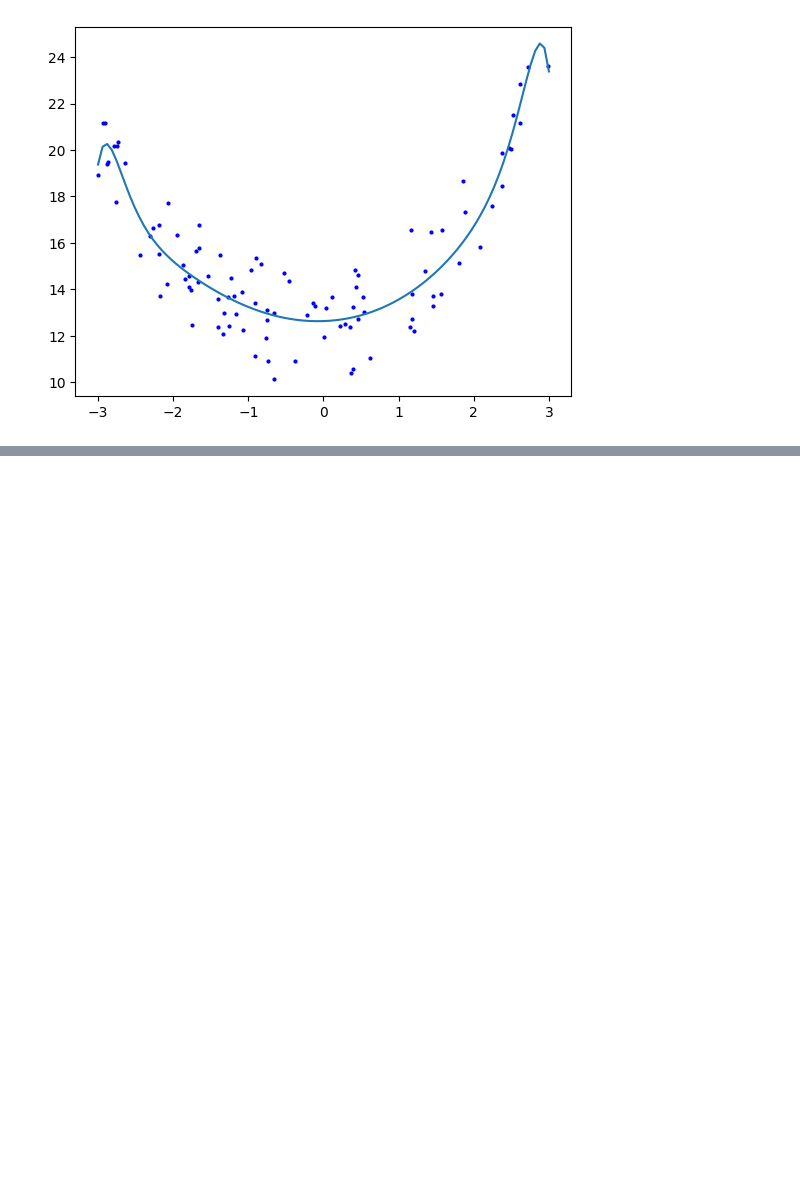
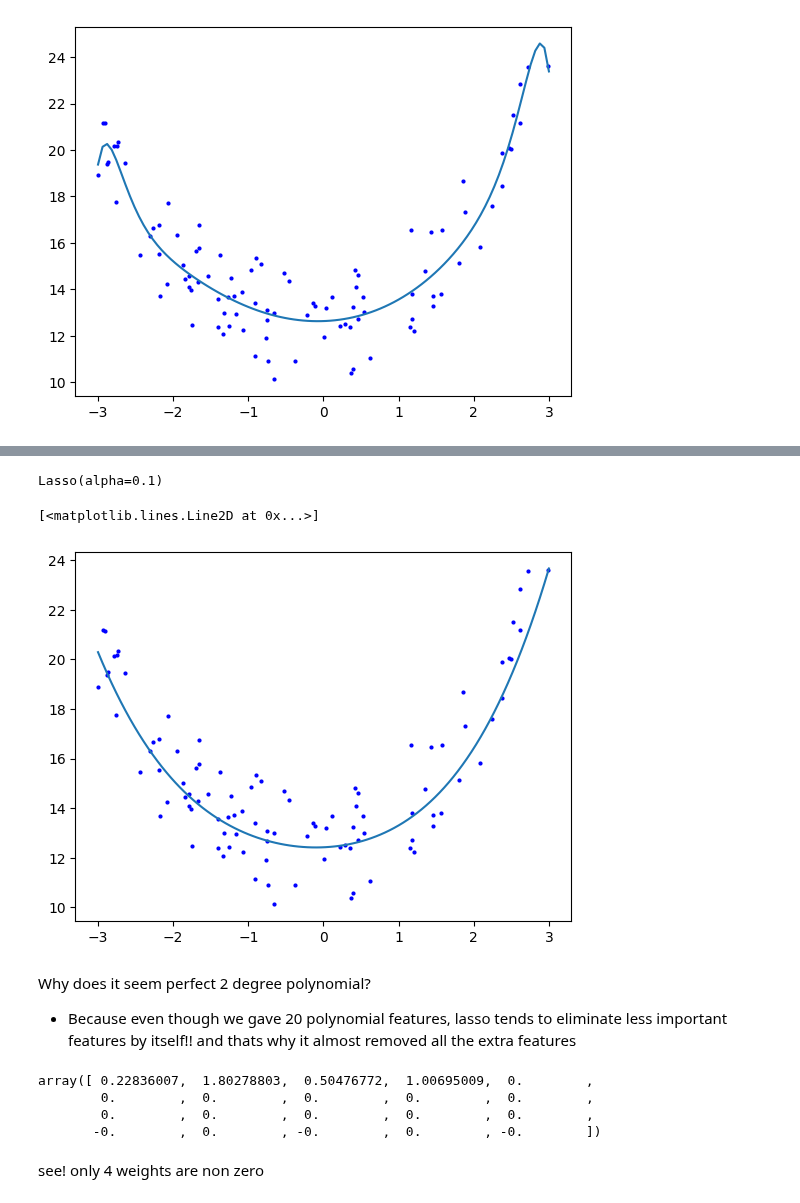
Before and after one commit to ArunNegi112/Machine_Learning, a Jupyter notebook: 4_LinearRegression/5_Regularized_LinearModels.ipynb, the cells around one changed output, grey strips where cells are left out. Saved outputs shown, nothing was run; the diff lists cells and outputs as text; code cells hidden in the pictures; blank space fills up the shorter version.

Commit message:
Lasso and elastic net

```diff
--- a/4_LinearRegression/5_Regularized_LinearModels.ipynb
+++ b/4_LinearRegression/5_Regularized_LinearModels.ipynb
@@ -99,0 +116,27 @@ plt.plot(X_new,y_predict)
+# %%
+from sklearn.linear_model import Lasso
+lasso_regressor = Lasso(alpha=0.1)
+lasso_regressor.fit(X_scaled,y)
+# %% [output]
+Lasso(alpha=0.1)
+# %%
+y_predict = lasso_regressor.predict(X_new_scaled)
+
+# plt.axis([-3,3,10,24])
+plt.scatter(X,y,c="b",s=4)
+plt.plot(X_new,y_predict)
+# %% [output]
+[<matplotlib.lines.Line2D at 0x...>]
+[figure, added]
+# %% [markdown]
+Why does it seem perfect 2 degree polynomial?
+- Because even though we gave 20 polynomial features, lasso tends to eliminate less important features by itself!! and thats why it almost removed all the extra features
+# %%
+lasso_regressor.coef_
+# %% [output]
+array([ 0.22836007,  1.80278803,  0.50476772,  1.00695009,  0.        ,
+        0.        ,  0.        ,  0.        ,  0.        ,  0.        ,
+        0.        ,  0.        ,  0.        ,  0.        ,  0.        ,
+       -0.        ,  0.        , -0.        ,  0.        , -0.        ])
+# %% [markdown]
+see! only 4 weights are non zero
```
Also changed, not shown: parts of 13 cells of this notebook.
